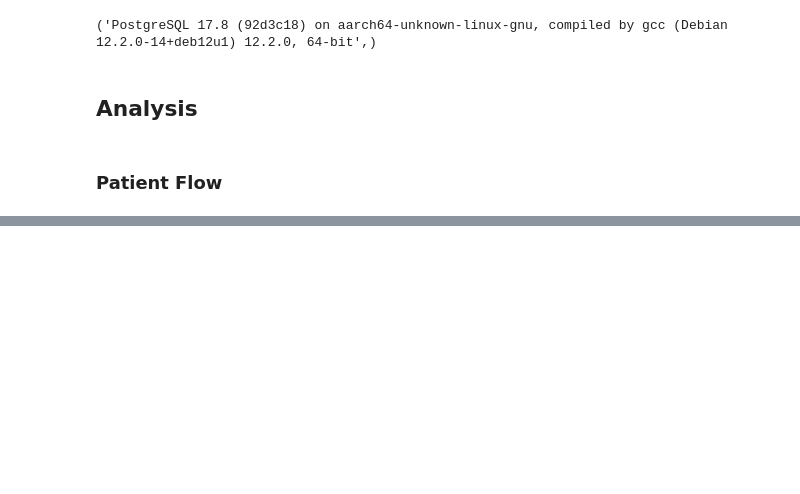
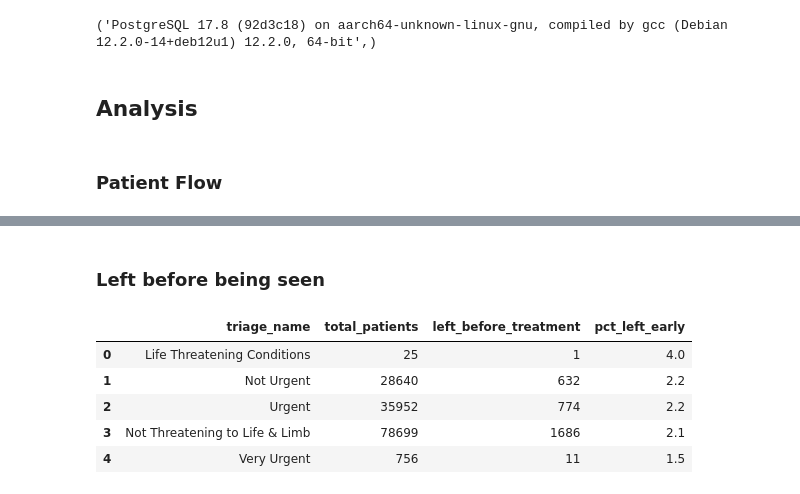
Before and after one commit to AyoubGutin/ae-database-project, a Jupyter notebook: notebooks/ae_reporting_analysis.ipynb, the cells around one changed output, grey strips where cells are left out. Saved outputs shown, nothing was run; the diff lists cells and outputs as text; code cells hidden in the pictures; blank space fills up the shorter version.

```diff
--- a/notebooks/ae_reporting_analysis.ipynb
+++ b/notebooks/ae_reporting_analysis.ipynb
@@ -99,0 +102,26 @@ plt.show()
+# %% [markdown]
+### Left before being seen
+# %%
+# Picks the triage name, calculates the average number of minutes from x timestamp to y timesamp. E
+
+query_2 = '''
+SELECT
+    t.triage_name,
+    COUNT(*) AS total_patients,
+    COUNT(CASE WHEN v.treatment_start IS NULL THEN 1 END) AS left_before_treatment,
+    ROUND(100.0 * COUNT(CASE WHEN v.treatment_start IS NULL THEN 1 END) / COUNT(*), 1) AS pct_left_early
+FROM visit v
+JOIN triage_category t ON v.triage_id = t.triage_id
+GROUP BY t.triage_name
+ORDER BY pct_left_early DESC;
+'''
+
+query_2_df = pd.read_sql(query_2, conn)
+query_2_df
+# %% [output]
+|  | triage_name | total_patients | left_before_treatment | pct_left_early |
+| 0 | Life Threatening Conditions | 25 | 1 | 4.0 |
+| 1 | Not Urgent | 28640 | 632 | 2.2 |
+| 2 | Urgent | 35952 | 774 | 2.2 |
+| 3 | Not Threatening to Life & Limb | 78699 | 1686 | 2.1 |
+| 4 | Very Urgent | 756 | 11 | 1.5 |
```
Also changed, not shown: parts of 8 cells of this notebook, 2 other files.
